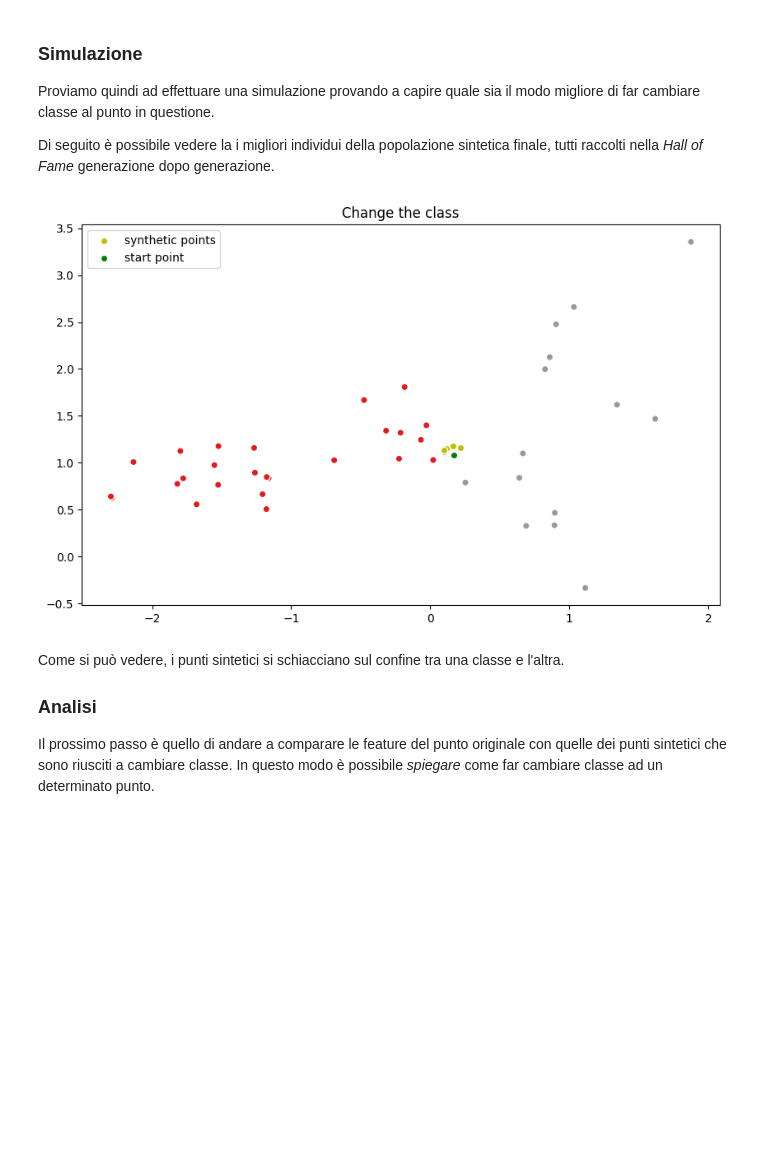
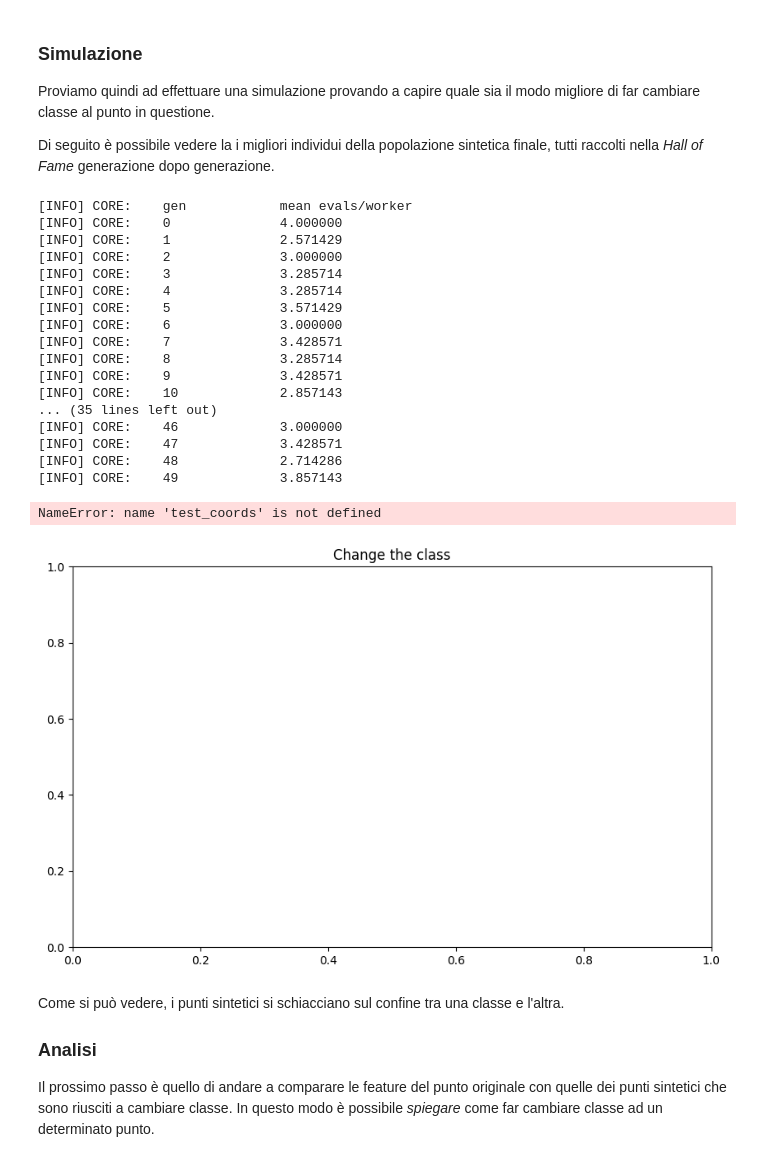
Before and after one commit to FedericoBustaffa/thesis, a Jupyter notebook: src/explain_classifier.ipynb, the cells around one changed output. Drawn from its saved outputs; the diff is of its cells as text; code cells hidden in the pictures; blank space fills up the shorter version.

```diff
--- a/src/explain_classifier.ipynb
+++ b/src/explain_classifier.ipynb
@@ -192,7 +196,7 @@ def generate_uniform(point, sigma, alpha: float) -> np.ndarray:
 
 
 toolbox = base.ToolBox()
-toolbox.set_generation(generate_normal, point=point, sigma=sigma, alpha=0.15)
+toolbox.set_generation(generate_normal, point=point, sigma=sigma, alpha=0.1)
 
 # generazione di una popolazione composta da 50 individui
 population = toolbox.generate(50)
@@ -200,11 +204,15 @@ synth_points = np.array([i.chromosome for i in population])
 
 plt.figure(figsize=(10, 6))
 plt.title("Popolazione sintetica generata con distribuzione normale")
-plt.scatter(test_coords[0], test_coords[1], c=y_predicted, ec="w")
+plt.scatter(X_test[cls0].T[0], X_test[cls0].T[1], c="r", ec="w")
+plt.scatter(X_test[cls1].T[0], X_test[cls1].T[1], c="b", ec="w")
+
 plt.scatter(
     synth_points.T[0], synth_points.T[1], c="y", ec="w", label="punti sintetici"
 )
-plt.scatter(point[0], point[1], c="g", ec="w", label="punto di riferimento")
+
+c = "r" if point_class == 0 else "b"
+plt.scatter(point[0], point[1], c=c, ec="w", marker="X", label="Origine")
 
 plt.legend()
 plt.show()
@@ -274,23 +282,29 @@ valore monodimensionale comparabile.
 from numpy import linalg
 
 
-def same_evaluate(chromosome, point, classifier, eta=0.2, alpha=0.6):
+def same_evaluate(chromosome, point, classifier, sigma, eps=0.02, alpha=0.8):
+    assert eps >= 0.0 and eps <= 1.0
+    assert alpha >= 0.0 and alpha < 1.0
+
     # classification
     pt_class = classifier.predict(point.reshape(1, -1))
     synth_class = classifier.predict(chromosome.reshape(1, -1))
 
-    # calcolo epsilon
-    epsilon = linalg.norm(sigma * eta, ord=2)
+    # compute epsilon for too similar points
+    epsilon = linalg.norm(sigma * eps, ord=2)
 
     # calcolo della distanza con norma euclidea
-    distance = linalg.norm(point - chromosome, ord=2)
+    distance = linalg.norm(chromosome - point, ord=2)
     if distance <= epsilon:
+        # print(f"{distance}, {epsilon}")
         distance = distance + epsilon
-    same_class = 1.0 if pt_class == synth_class else 0.0
 
-    return ((1.0 - same_class * alpha) * distance,)
+    # compute classification penalty
+    same_class = 1 - alpha if pt_class == synth_class else alpha
+
+    return (same_class * distance,)
 
 
 toolbox.set_weights((-1.0,))
-toolbox.set_evaluation(same_evaluate, point, classifier)
+toolbox.set_evaluation(same_evaluate, point, classifier, sigma, 0.02, 0.8)
 population = list(map(toolbox.evaluate, population))
@@ -454,27 +491,54 @@ Di seguito è possibile vedere la i migliori individui della popolazione
 sintetica finale, tutti raccolti nella _Hall of Fame_ generazione dopo
 generazione.
 # %%
-from ppga import tools, algorithms
+from ppga import tools, algorithms, log
 
 toolbox.set_selection(tools.sel_tournament, tournsize=3)
 
-hof = base.HallOfFame(50)
-population, stats = algorithms.pelitist(toolbox, 100, 0.3, 0.8, 0.2, 50, hof)
+hof = base.HallOfFame(20)
+population, stats = algorithms.pelitist(
+    toolbox=toolbox,
+    population_size=50,
+    keep=0.3,
+    cxpb=0.8,
+    mutpb=0.2,
+    max_generations=50,
+    hall_of_fame=hof,
+    log_level=log.INFO
+)
 
 synth_points = np.array([i.chromosome for i in hof])
 
 plt.figure(figsize=(10, 6))
 plt.title("Change the class")
 plt.scatter(test_coords[0], test_coords[1], c=y_predicted, ec="w")
 plt.scatter(
     synth_points.T[0], synth_points.T[1], c="y", ec="w", label="synthetic points"
 )
 plt.scatter(point[0], point[1], c="g", ec="w", label="start point")
 
 plt.legend()
 plt.show()
 # %% [output]
+[INFO] CORE:    gen            mean evals/worker
+[INFO] CORE:    0              4.000000
+[INFO] CORE:    1              2.571429
+[INFO] CORE:    2              3.000000
+[INFO] CORE:    3              3.285714
+[INFO] CORE:    4              3.285714
+[INFO] CORE:    5              3.571429
+[INFO] CORE:    6              3.000000
+[INFO] CORE:    7              3.428571
+[INFO] CORE:    8              3.285714
+[INFO] CORE:    9              3.428571
+[INFO] CORE:    10             2.857143
+... (35 lines left out)
+[INFO] CORE:    46             3.000000
+[INFO] CORE:    47             3.428571
+[INFO] CORE:    48             2.714286
+[INFO] CORE:    49             3.857143
+NameError: name 'test_coords' is not defined
-[figure, old version]
+[figure, new version]
 # %% [markdown]
 Come si può vedere, i punti sintetici si schiacciano sul confine tra una classe
 e l'altra.
```
Also changed, not shown: parts of 17 cells of this notebook, 2 other files.
